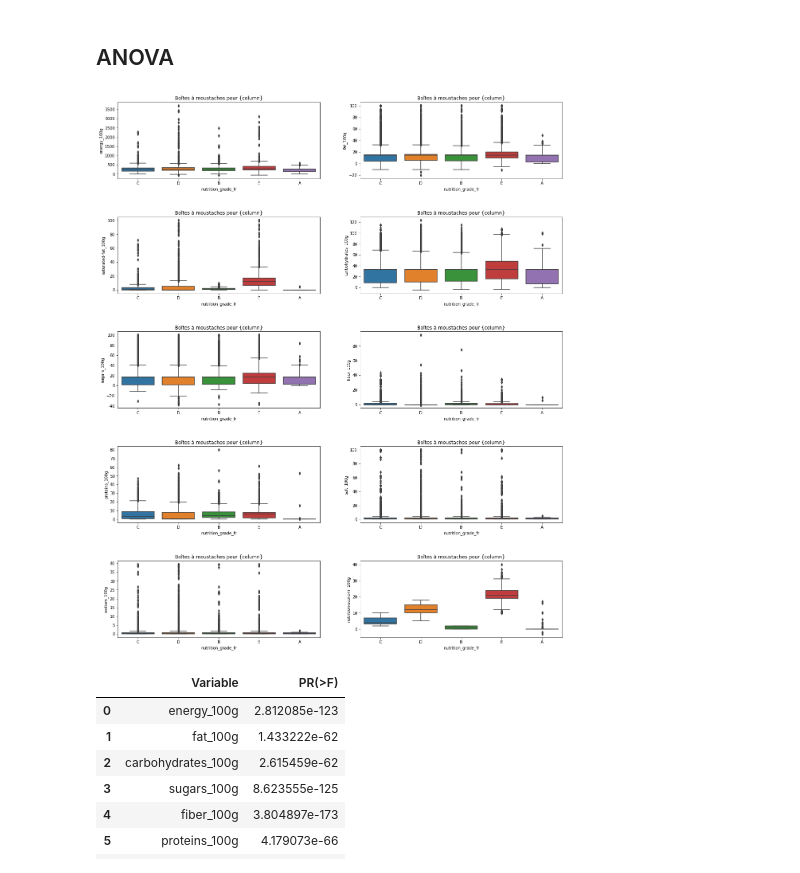
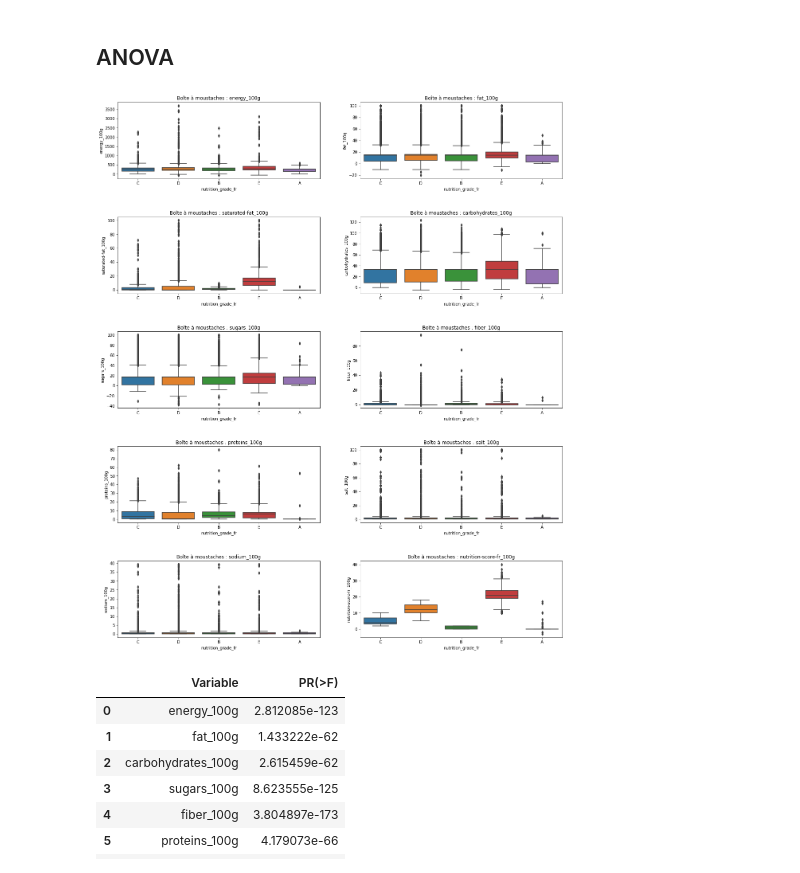
Before and after one commit to katrinmisel/openfoodfacts, a Jupyter notebook: notebook_openfood.ipynb, the cells around one changed output. Drawn from its saved outputs; the diff is of its cells as text; code cells hidden in the pictures.

```diff
--- a/notebook_openfood.ipynb
+++ b/notebook_openfood.ipynb
@@ -95,0 +102,17 @@ df = df.dropna(thresh=limitPer, axis=1)
+# %%
+# Box plots
+
+vars = df_num_selected
+
+nbr_rows = int(len(vars)/2) + 1
+index = 1
+plt.figure(figsize=(20,30))
+plt.subplots_adjust(hspace=0.5)
+
+for column in vars:
+    plt.subplot(nbr_rows, 2, index)
+    sns.boxplot(x=df[column])
+    plt.xlabel(column)
+    plt.title(f"Boite à moustaches pour {column}")
+    index += 1
+plt.show()
@@ -558,23 +591,23 @@ D'après l'ACP, ce qui rend un aliment plus sain est donc la présence de proté
 # %%
 vars = df_num_selected
 
 nbr_rows = int(len(vars)/2) + 1
 index = 1
 plt.figure(figsize=(20,30))
 plt.subplots_adjust(hspace=0.5)
 
 for column in vars:
 
     plt.subplot(nbr_rows, 2, index)
     ax = sns.boxplot(x="nutrition_grade_fr", y=column, data=df)
     plt.xlabel('nutrition_grade_fr')
     plt.ylabel(column)
-    plt.title('Boîtes à moustaches pour {column}')
+    plt.title('Boîte à moustaches : ' + column)
     index += 1
 
 plt.show()
 # %% [output]
-[figure, old version]
+[figure, new version]
 # %%
 num_fisher = ['energy_100g','fat_100g','carbohydrates_100g','sugars_100g','fiber_100g','proteins_100g','salt_100g','sodium_100g']
 # %%
```
Also changed, not shown: parts of 9 cells of this notebook.
